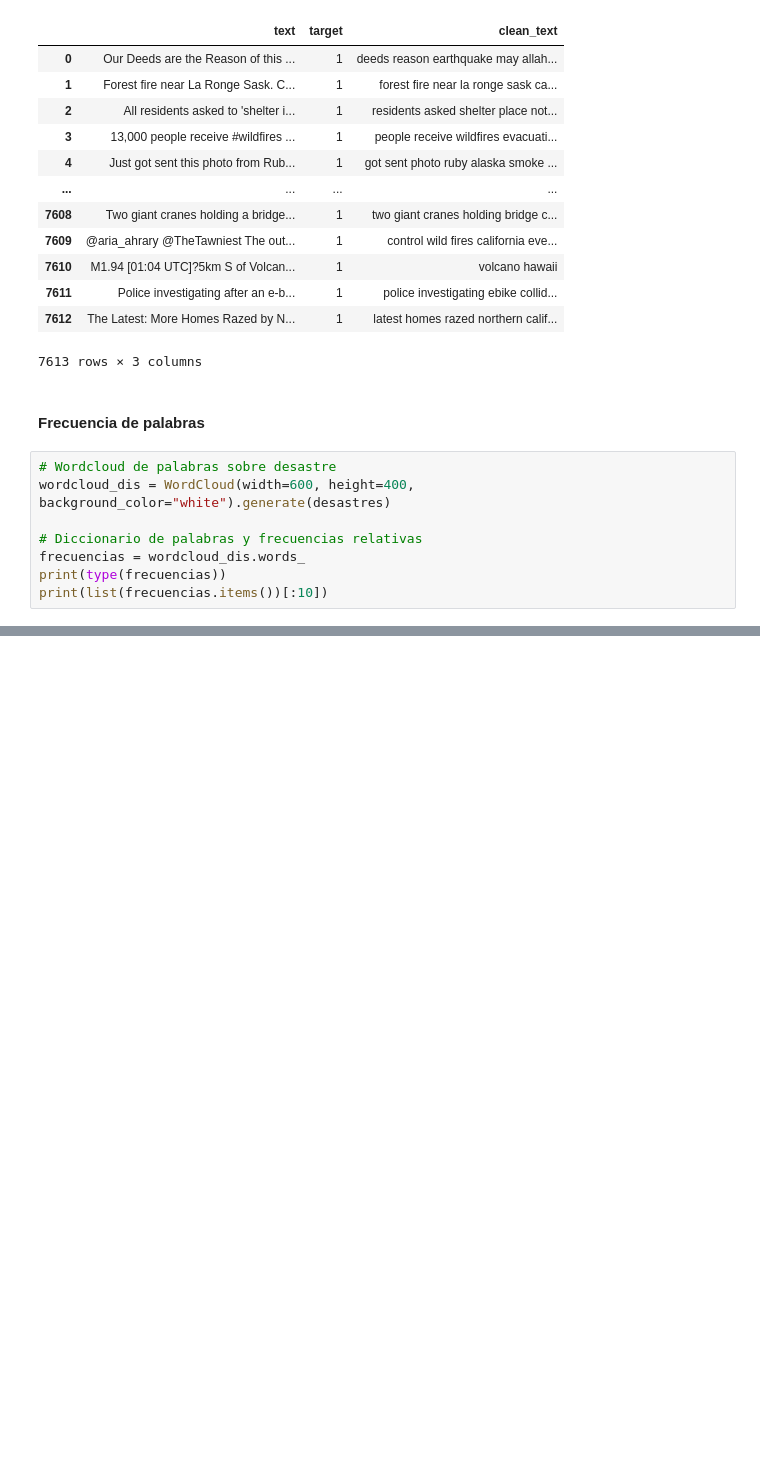
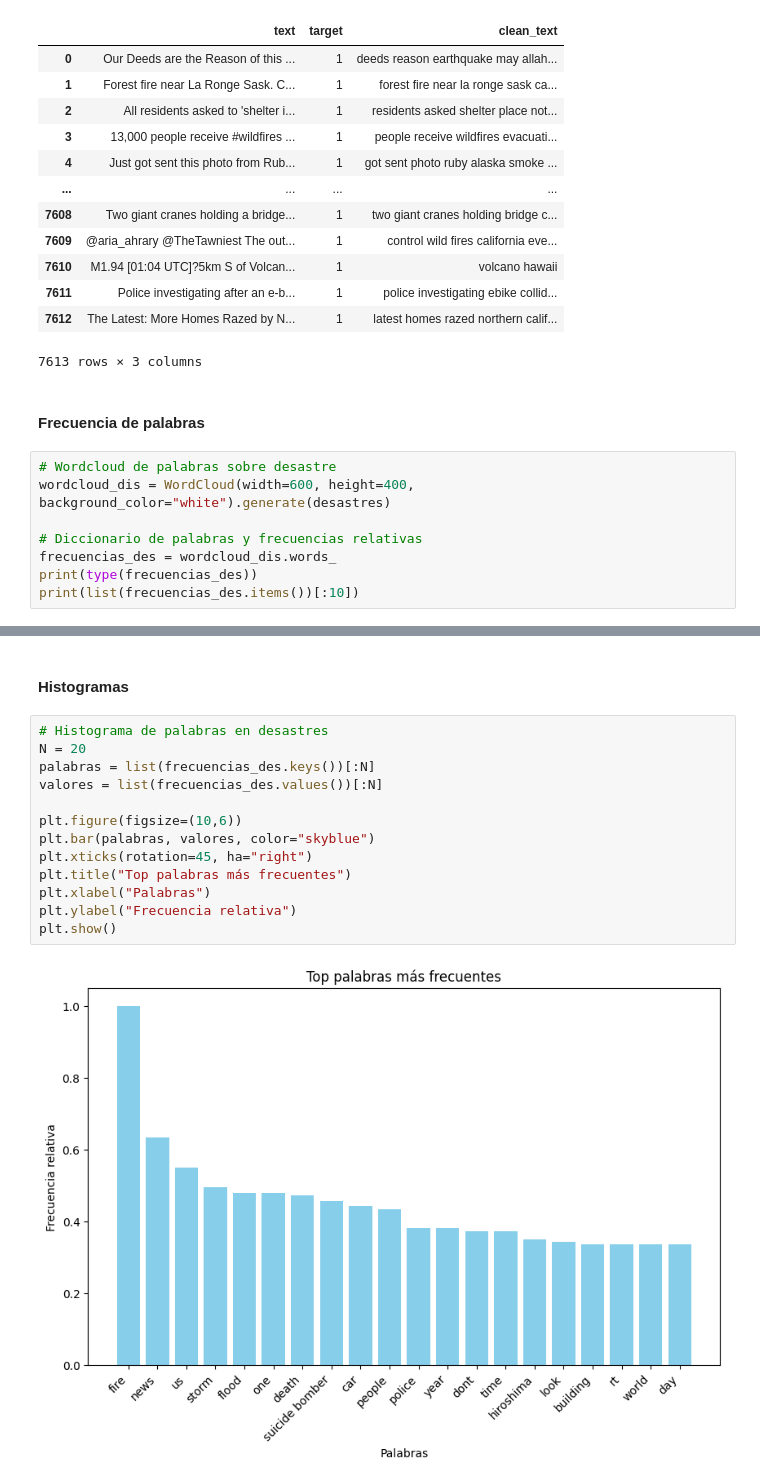
Before and after one commit to Disotoo/DS-Lab-5, a Jupyter notebook: Lab5.ipynb, the cells around one changed output, grey strips where cells are left out. Cells and saved outputs as stored; diff of their text form; blank space fills up the shorter version.

```diff
--- a/Lab5.ipynb
+++ b/Lab5.ipynb
@@ -150,8 +160,8 @@ train
 wordcloud_dis = WordCloud(width=600, height=400, background_color="white").generate(desastres)
 
 # Diccionario de palabras y frecuencias relativas
-frecuencias = wordcloud_dis.words_
-print(type(frecuencias))
-print(list(frecuencias.items())[:10])
+frecuencias_des = wordcloud_dis.words_
+print(type(frecuencias_des))
+print(list(frecuencias_des.items())[:10])
 # %% [output]
 <class 'dict'>
@@ -278,0 +234,17 @@ Top 20 bigramas:
+# %% [markdown]
+#### Histogramas
+# %%
+# Histograma de palabras en desastres
+N = 20
+palabras = list(frecuencias_des.keys())[:N]
+valores = list(frecuencias_des.values())[:N]
+
+plt.figure(figsize=(10,6))
+plt.bar(palabras, valores, color="skyblue")
+plt.xticks(rotation=45, ha="right")
+plt.title("Top palabras más frecuentes")
+plt.xlabel("Palabras")
+plt.ylabel("Frecuencia relativa")
+plt.show()
+# %% [output]
+[figure, added]
```
Also changed, not shown: parts of 27 cells of this notebook.
